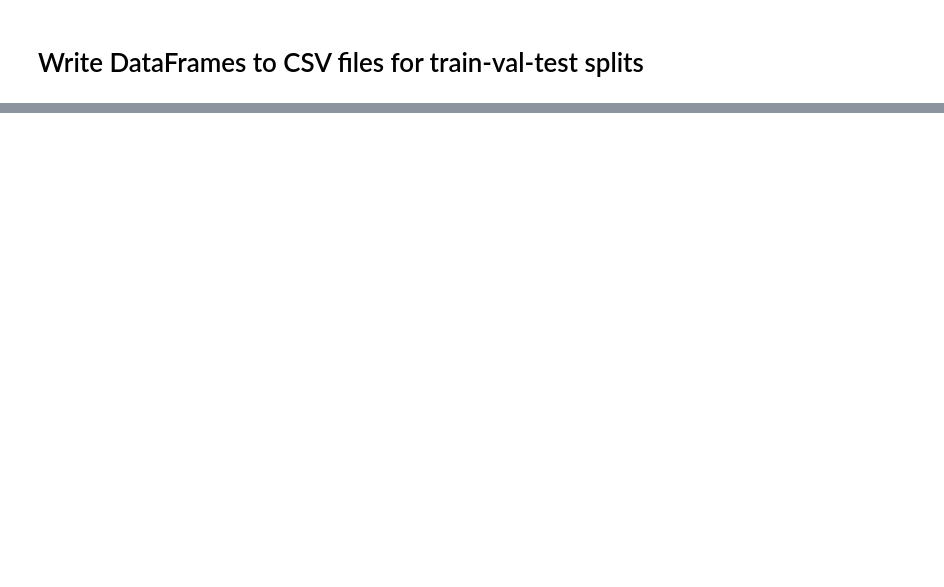
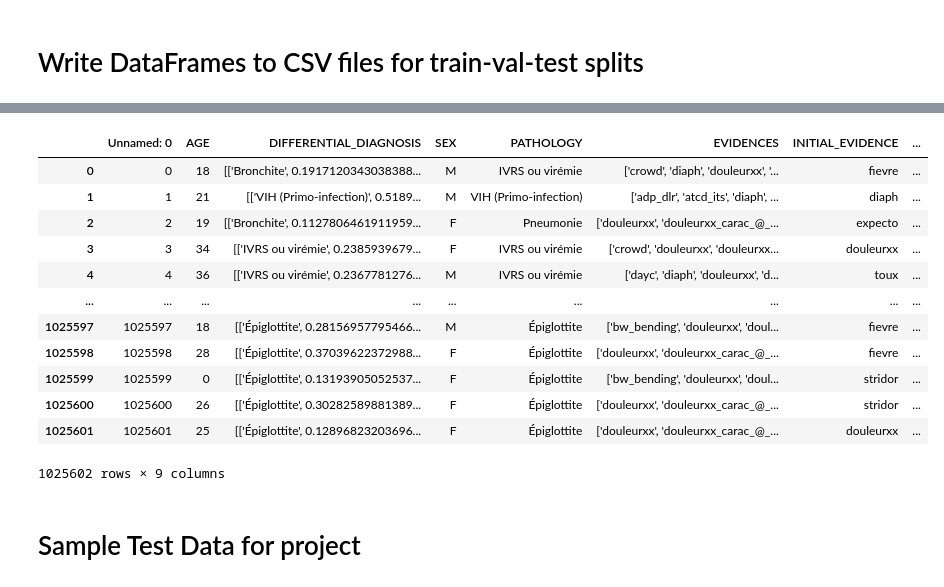
Before and after one commit to karishmagrana/NLP-Final-Project, a Jupyter notebook: DataProcessing.ipynb, the cells around one changed output, grey strips where cells are left out. Cells and saved outputs as stored; diff of their text form; code cells hidden in the pictures; blank space fills up the shorter version.

```diff
--- a/DataProcessing.ipynb
+++ b/DataProcessing.ipynb
@@ -227,0 +307,19 @@ test_df.to_csv('./data/translated_test.csv', encoding='utf-8')
+# %%
+train_df = pd.read_csv('./data/translated_train.csv', encoding='utf-8')
+train_df
+# %% [output]
+|  | Unnamed: 0 | AGE | DIFFERENTIAL_DIAGNOSIS | SEX | PATHOLOGY | EVIDENCES | INITIAL_EVIDENCE | ... |
+| 0 | 0 | 18 | [['Bronchite', 0.1917120343038388... | M | IVRS ou virémie | ['crowd', 'diaph', 'douleurxx', '... | fievre | ... |
+| 1 | 1 | 21 | [['VIH (Primo-infection)', 0.5189... | M | VIH (Primo-infection) | ['adp_dlr', 'atcd_its', 'diaph', ... | diaph | ... |
+| 2 | 2 | 19 | [['Bronchite', 0.1127806461911959... | F | Pneumonie | ['douleurxx', 'douleurxx_carac_@_... | expecto | ... |
+| 3 | 3 | 34 | [['IVRS ou virémie', 0.2385939679... | F | IVRS ou virémie | ['crowd', 'douleurxx', 'douleurxx... | douleurxx | ... |
+| 4 | 4 | 36 | [['IVRS ou virémie', 0.2367781276... | M | IVRS ou virémie | ['dayc', 'diaph', 'douleurxx', 'd... | toux | ... |
+| ... | ... | ... | ... | ... | ... | ... | ... | ... |
+| 1025597 | 1025597 | 18 | [['Épiglottite', 0.28156957795466... | M | Épiglottite | ['bw_bending', 'douleurxx', 'doul... | fievre | ... |
+| 1025598 | 1025598 | 28 | [['Épiglottite', 0.37039622372988... | F | Épiglottite | ['douleurxx', 'douleurxx_carac_@_... | fievre | ... |
+| 1025599 | 1025599 | 0 | [['Épiglottite', 0.13193905052537... | F | Épiglottite | ['bw_bending', 'douleurxx', 'doul... | stridor | ... |
+| 1025600 | 1025600 | 26 | [['Épiglottite', 0.30282589881389... | F | Épiglottite | ['douleurxx', 'douleurxx_carac_@_... | stridor | ... |
+| 1025601 | 1025601 | 25 | [['Épiglottite', 0.12896823203696... | F | Épiglottite | ['douleurxx', 'douleurxx_carac_@_... | douleurxx | ... |
+1025602 rows × 9 columns
+# %% [markdown]
+# Sample Test Data for project
```
Also changed, not shown: parts of 22 cells of this notebook, 3 other files.
